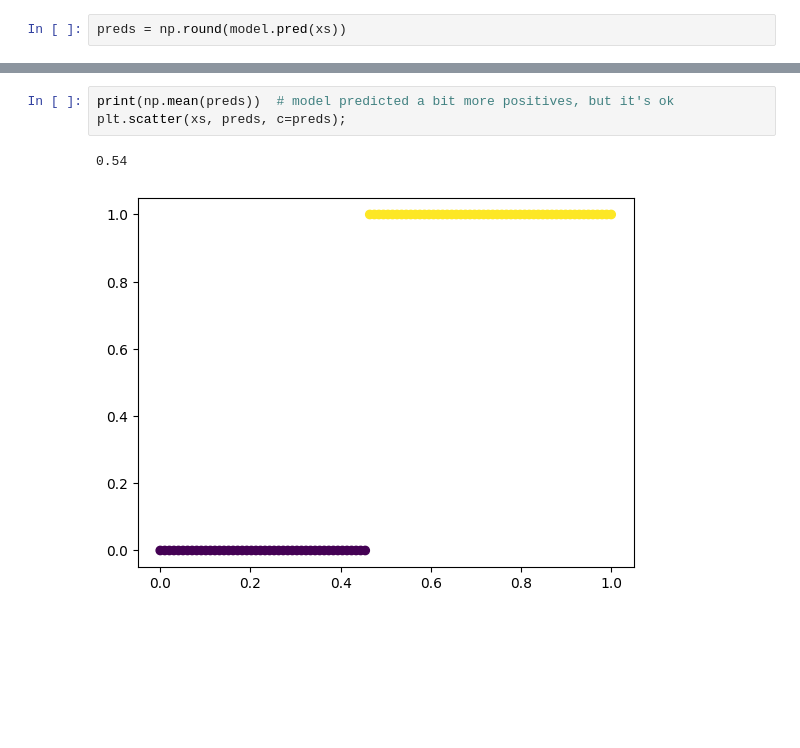
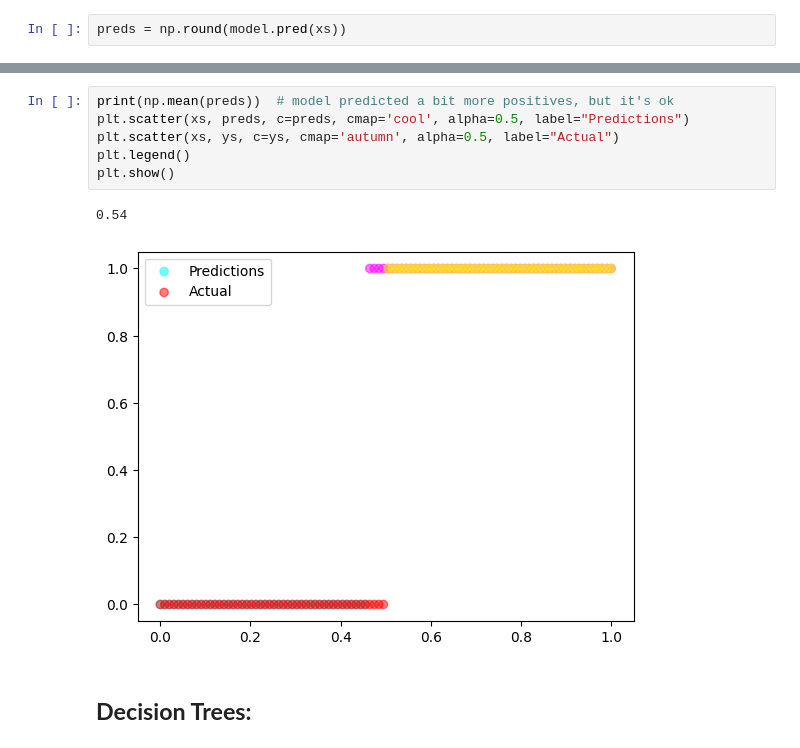
Before and after one commit to Cheslaff/KurwAI-archive, a Jupyter notebook: Guides/MachineLearning.ipynb, the cells around one changed output, grey strips where cells are left out. Drawn from its saved outputs; the diff is of its cells as text; blank space fills up the shorter version.

```diff
--- a/Guides/MachineLearning.ipynb
+++ b/Guides/MachineLearning.ipynb
@@ -178,6 +174,11 @@ plt.scatter(xs, ys, c=ys);
 # %%
 print(np.mean(preds))  # model predicted a bit more positives, but it's ok
-plt.scatter(xs, preds, c=preds);
+plt.scatter(xs, preds, c=preds, cmap='cool', alpha=0.5, label="Predictions")
+plt.scatter(xs, ys, c=ys, cmap='autumn', alpha=0.5, label="Actual")
+plt.legend()
+plt.show()
 # %% [output]
 0.54
-[figure, old version]
+[figure, new version]
+# %% [markdown]
+## **Decision Trees:**<br>
```
Also changed, not shown: parts of 6 cells of this notebook.
